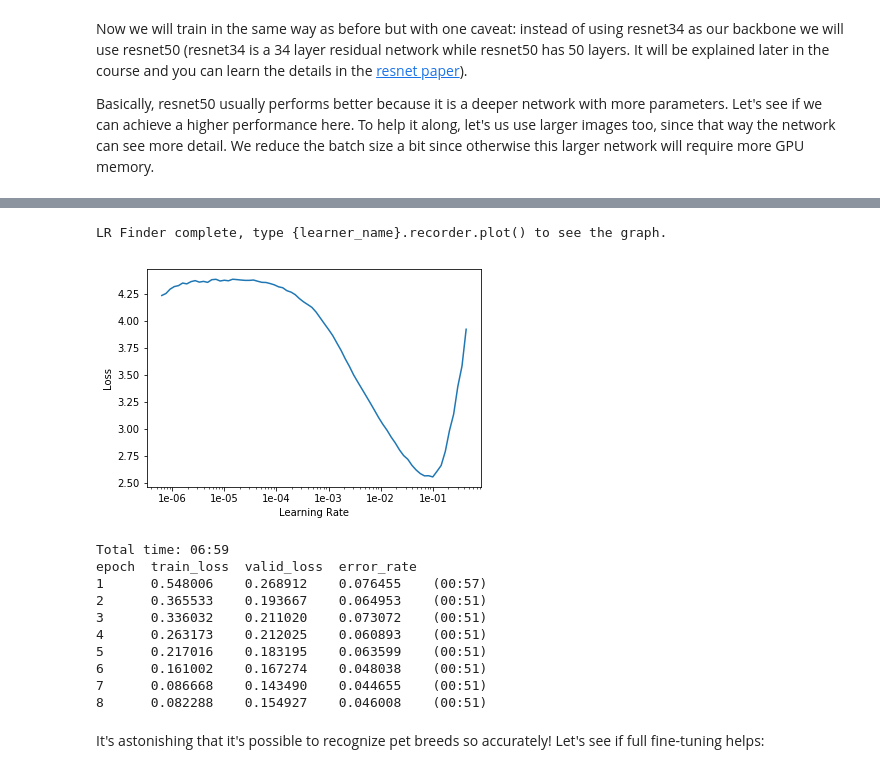
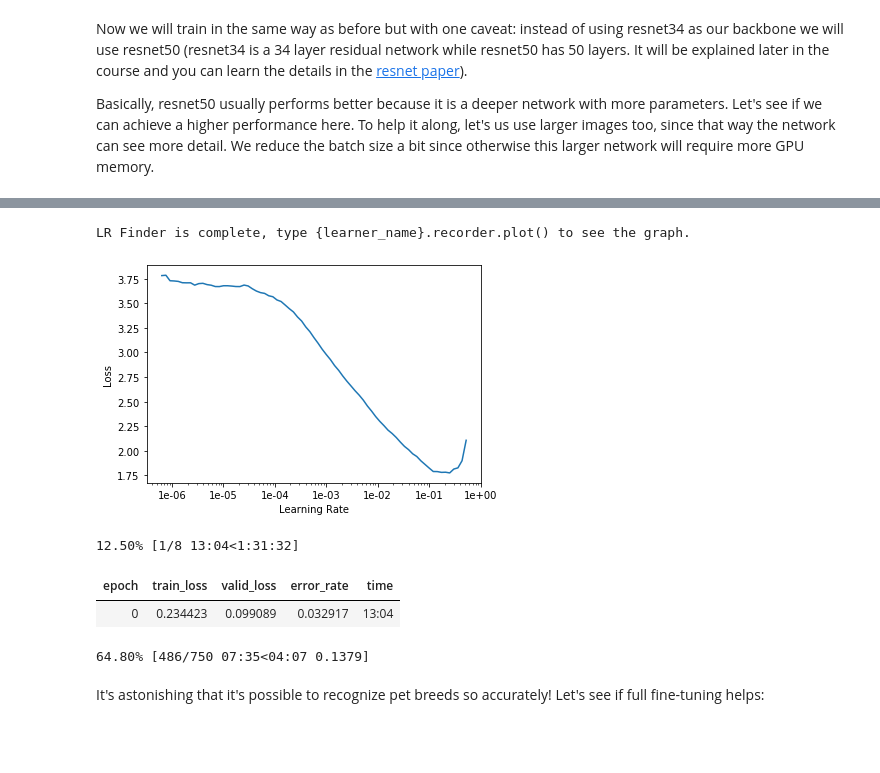
Before and after one commit to dinesh19aug/fastai-course, a Jupyter notebook: lesson1_mnist.ipynb, the cells around one changed output, grey strips where cells are left out. Saved outputs shown, nothing was run; the diff lists cells and outputs as text; code cells hidden in the pictures; blank space fills up the shorter version.

```diff
--- a/lesson1_mnist.ipynb
+++ b/lesson1_mnist.ipynb
@@ -222,5 +234,8 @@ Now we will train in the same way as before but with one caveat: instead of usin
 
 Basically, resnet50 usually performs better because it is a deeper network with more parameters. Let's see if we can achieve a higher performance here. To help it along, let's us use larger images too, since that way the network can see more detail. We reduce the batch size a bit since otherwise this larger network will require more GPU memory.
 # %%
-data = ImageDataBunch.from_name_re(path_img, fnames, pat, ds_tfms=get_transforms(),
-                                   size=299, bs=bs//2).normalize(imagenet_stats)
+#data = ImageDataBunch.from_name_re(path_img, fnames, pat, ds_tfms=get_transforms(),
+#                                   size=299, bs=bs//2).normalize(imagenet_stats)
+
+data_resnet = ImageDataBunch.from_name_func(path_training, fnames, label_func=get_labels,ds_tfms=get_transforms(do_flip=False),  size=224).normalize(imagenet_stats)
+data_resnet.classes
@@ -227,2 +244,2 @@ data = ImageDataBunch.from_name_re(path_img, fnames, pat, ds_tfms=get_transforms
 # %%
-learn = cnn_learner(data, models.resnet50, metrics=error_rate)
+learn_resnet = cnn_learner(data_resnet, models.resnet50, metrics=error_rate)
@@ -229,4 +248,4 @@ learn = cnn_learner(data, models.resnet50, metrics=error_rate)
 # %%
-learn.lr_find()
-learn.recorder.plot()
+learn_resnet.lr_find()
+learn_resnet.recorder.plot()
 # %% [output]
@@ -233,16 +253,10 @@ learn.recorder.plot()
-LR Finder complete, type {learner_name}.recorder.plot() to see the graph.
+LR Finder is complete, type {learner_name}.recorder.plot() to see the graph.
-[figure, old version]
+[figure, new version]
 # %%
-learn.fit_one_cycle(8)
+learn_resnet.fit_one_cycle(8)
 # %% [output]
-Total time: 06:59
-epoch  train_loss  valid_loss  error_rate
-1      0.548006    0.268912    0.076455    (00:57)
-2      0.365533    0.193667    0.064953    (00:51)
-3      0.336032    0.211020    0.073072    (00:51)
-4      0.263173    0.212025    0.060893    (00:51)
-5      0.217016    0.183195    0.063599    (00:51)
-6      0.161002    0.167274    0.048038    (00:51)
-7      0.086668    0.143490    0.044655    (00:51)
-8      0.082288    0.154927    0.046008    (00:51)
+12.50% [1/8 13:04<1:31:32]
+| epoch | train_loss | valid_loss | error_rate | time |
+| 0 | 0.234423 | 0.099089 | 0.032917 | 13:04 |
+64.80% [486/750 07:35<04:07 0.1379]
 # %%
```
Also changed, not shown: parts of 30 cells of this notebook.
